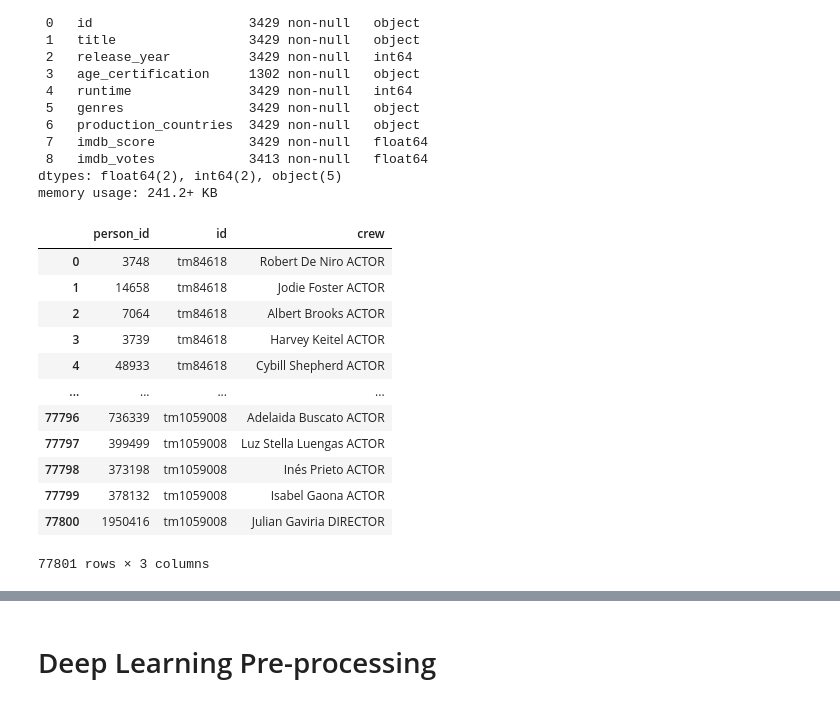
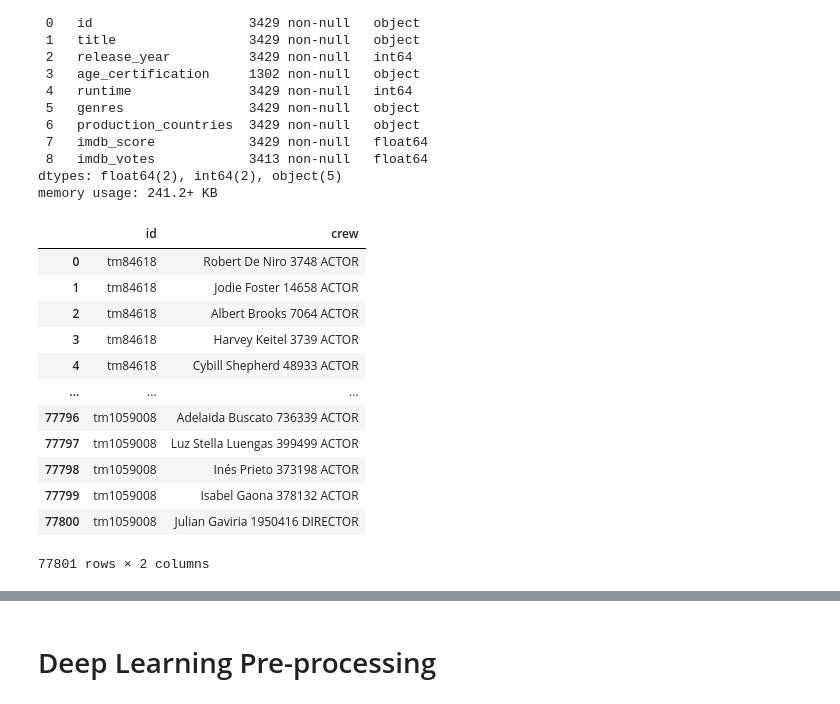
Before and after one commit to AshleyJubilee/netflix-rating-project, a Jupyter notebook: exploratory notebooks/data_cleaning.ipynb, the cells around one changed output, grey strips where cells are left out. Saved outputs shown, nothing was run; the diff lists cells and outputs as text; code cells hidden in the pictures.

```diff
--- a/exploratory notebooks/data_cleaning.ipynb
+++ b/exploratory notebooks/data_cleaning.ipynb
@@ -81,21 +81,21 @@ dtypes: float64(2), int64(2), object(5)
 memory usage: 241.2+ KB
 # %%
 creditData = pd.read_csv("../resources/credits.csv")
-creditData['person_id'].convert_dtypes()
-creditData['crew'] = creditData['name'] + " " + creditData['role']
-creditData.drop(inplace=True, columns=['character', 'name', 'role'])
+creditData['person_id'] = creditData['person_id'].astype(str)
+creditData['crew'] = creditData['name'] + " " + creditData['person_id'] + " " + creditData['role']
+creditData.drop(inplace=True, columns=['character', 'name', 'role', 'person_id'])
 creditData
 # %% [output]
-|  | person_id | id | crew |
-| 0 | 3748 | tm84618 | Robert De Niro ACTOR |
-| 1 | 14658 | tm84618 | Jodie Foster ACTOR |
-| 2 | 7064 | tm84618 | Albert Brooks ACTOR |
-| 3 | 3739 | tm84618 | Harvey Keitel ACTOR |
-| 4 | 48933 | tm84618 | Cybill Shepherd ACTOR |
-| ... | ... | ... | ... |
-| 77796 | 736339 | tm1059008 | Adelaida Buscato ACTOR |
-| 77797 | 399499 | tm1059008 | Luz Stella Luengas ACTOR |
-| 77798 | 373198 | tm1059008 | Inés Prieto ACTOR |
-| 77799 | 378132 | tm1059008 | Isabel Gaona ACTOR |
-| 77800 | 1950416 | tm1059008 | Julian Gaviria DIRECTOR |
+|  | id | crew |
+| 0 | tm84618 | Robert De Niro 3748 ACTOR |
+| 1 | tm84618 | Jodie Foster 14658 ACTOR |
+| 2 | tm84618 | Albert Brooks 7064 ACTOR |
+| 3 | tm84618 | Harvey Keitel 3739 ACTOR |
+| 4 | tm84618 | Cybill Shepherd 48933 ACTOR |
+| ... | ... | ... |
+| 77796 | tm1059008 | Adelaida Buscato 736339 ACTOR |
+| 77797 | tm1059008 | Luz Stella Luengas 399499 ACTOR |
+| 77798 | tm1059008 | Inés Prieto 373198 ACTOR |
+| 77799 | tm1059008 | Isabel Gaona 378132 ACTOR |
+| 77800 | tm1059008 | Julian Gaviria 1950416 DIRECTOR |
-77801 rows × 3 columns
+77801 rows × 2 columns
```
Also changed, not shown: parts of 6 cells of this notebook.
